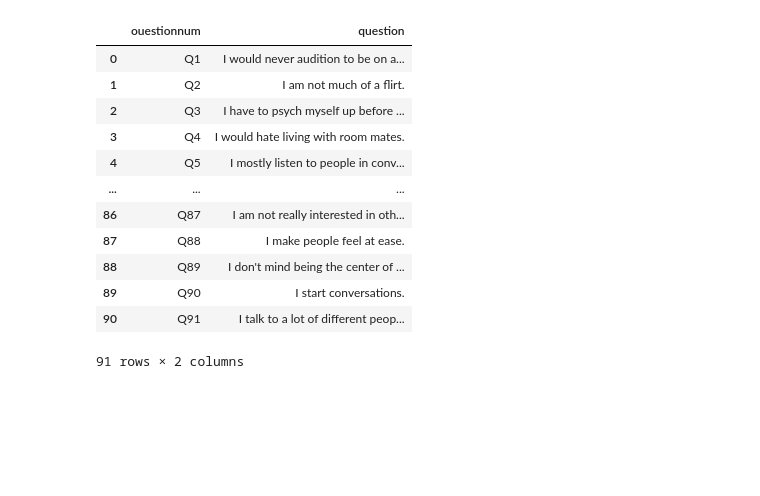
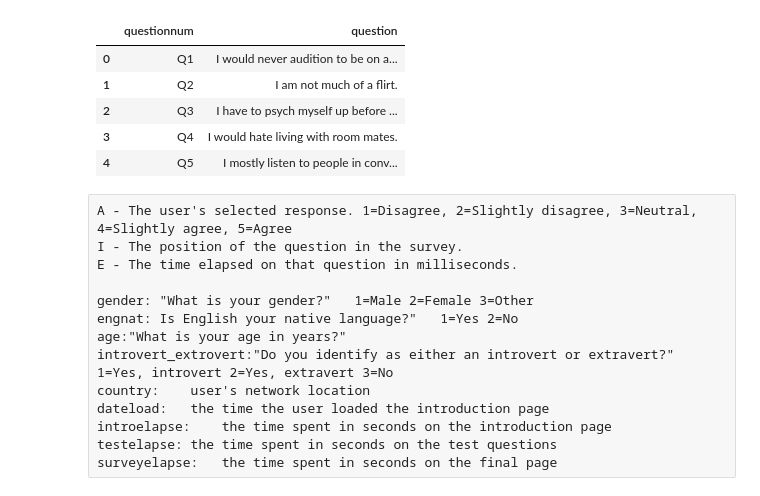
Before and after one commit to skesamsetty/ML_Project, a Jupyter notebook: code/fetchDB.ipynb, the cells around one changed output. Cells and saved outputs as stored; diff of their text form; code cells hidden in the pictures; blank space fills up the shorter version.

```diff
--- a/code/fetchDB.ipynb
+++ b/code/fetchDB.ipynb
@@ -29,17 +12,24 @@ QuestionnaireDF
 # %%
 QuestionsListDF = pd.read_sql_table('questionslist', connection)
-QuestionsListDF
+QuestionsListDF.head()
 # %% [output]
-|  | ouestionnum | question |
+|  | questionnum | question |
 | 0 | Q1 | I would never audition to be on a... |
 | 1 | Q2 | I am not much of a flirt. |
 | 2 | Q3 | I have to psych myself up before ... |
 | 3 | Q4 | I would hate living with room mates. |
 | 4 | Q5 | I mostly listen to people in conv... |
-| ... | ... | ... |
-| 86 | Q87 | I am not really interested in oth... |
-| 87 | Q88 | I make people feel at ease. |
-| 88 | Q89 | I don't mind being the center of ... |
-| 89 | Q90 | I start conversations. |
-| 90 | Q91 | I talk to a lot of different peop... |
-91 rows × 2 columns
+# %% [raw]
+A - The user's selected response. 1=Disagree, 2=Slightly disagree, 3=Neutral, 4=Slightly agree, 5=Agree
+I - The position of the question in the survey.
+E - The time elapsed on that question in milliseconds.
+
+gender: "What is your gender?"	 1=Male 2=Female 3=Other
+engnat: Is English your native language?"	1=Yes 2=No
+age:"What is your age in years?"
+introvert_extrovert:"Do you identify as either an introvert or extravert?"	1=Yes, introvert 2=Yes, extravert 3=No
+country:	user's network location
+dateload:	the time the user loaded the introduction page
+introelapse:	the time spent in seconds on the introduction page
+testelapse:	the time spent in seconds on the test questions
+surveyelapse:	the time spent in seconds on the final page
```
Also changed, not shown: parts of 10 cells of this notebook.
